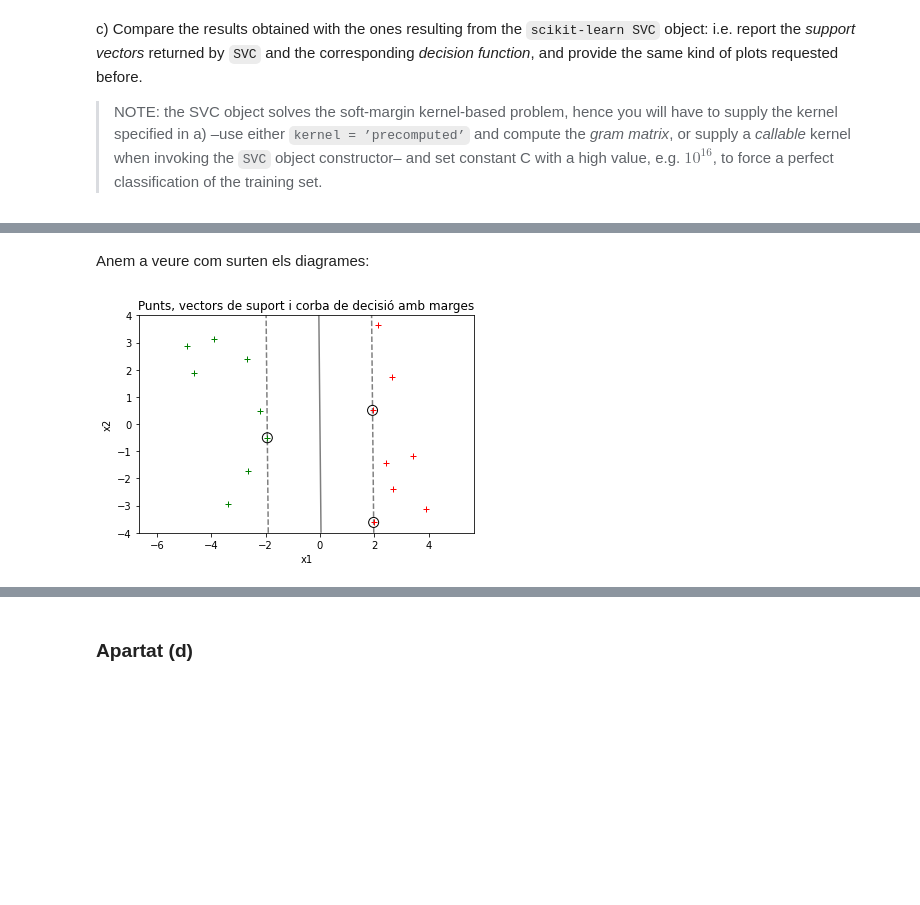
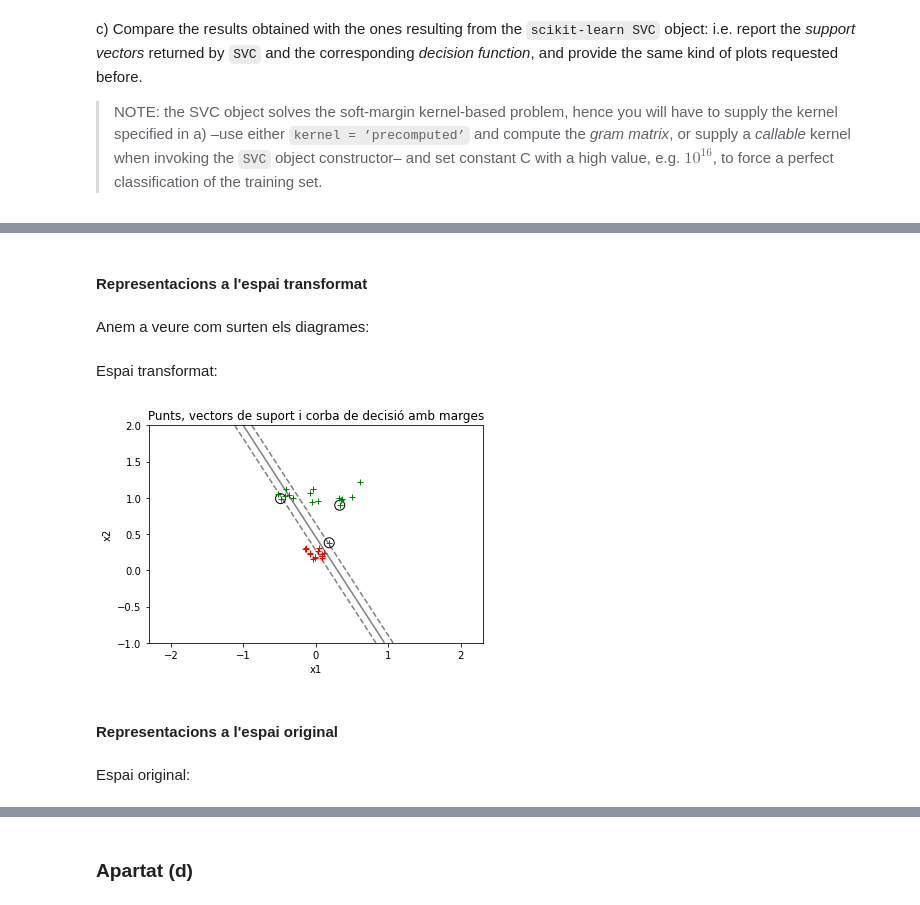
Before and after one commit to llublad/MUSI-AA, a Jupyter notebook: musi-aa-modulo2/handout_2/BERNAT_LADARIA_LLUIS_Problem_2.ipynb, the cells around one changed output, grey strips where cells are left out. Saved outputs shown, nothing was run; the diff lists cells and outputs as text; code cells hidden in the pictures; blank space fills up the shorter version.

```diff
--- a/musi-aa-modulo2/handout_2/BERNAT_LADARIA_LLUIS_Problem_2.ipynb
+++ b/musi-aa-modulo2/handout_2/BERNAT_LADARIA_LLUIS_Problem_2.ipynb
@@ -814,6 +786,18 @@ el sistema d'equacions és superior a la del mètode de *sci-kit***.
+# %%
+def sk_g1(x):
+
+    return g_func(x, sk_w, sk_w0)
+# %% [markdown]
+#### Representacions a l'espai transformat
 # %% [markdown]
 Anem a veure com surten els diagrames:
-# %%
-plot_scatter_contour(X, y, sk_sv_index, g_func, sk_w, sk_w0)
-# %% [output]
-[figure, removed]
+# %% [markdown]
+Espai transformat:
+# %%
+plot_scatter_contour(phi(X), y, sk_sv_index, sk_g1)
+# %% [output]
+[figure, added]
+# %% [markdown]
+#### Representacions a l'espai original
+# %% [markdown]
+Espai original:
```
Also changed, not shown: parts of 77 cells of this notebook.
